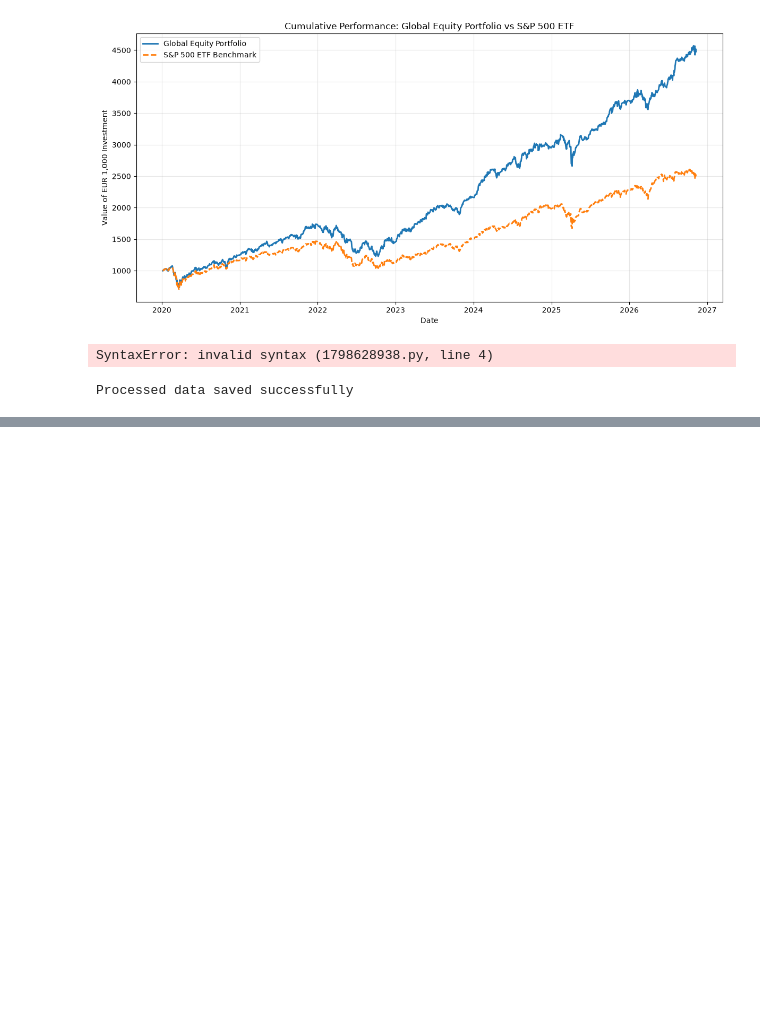
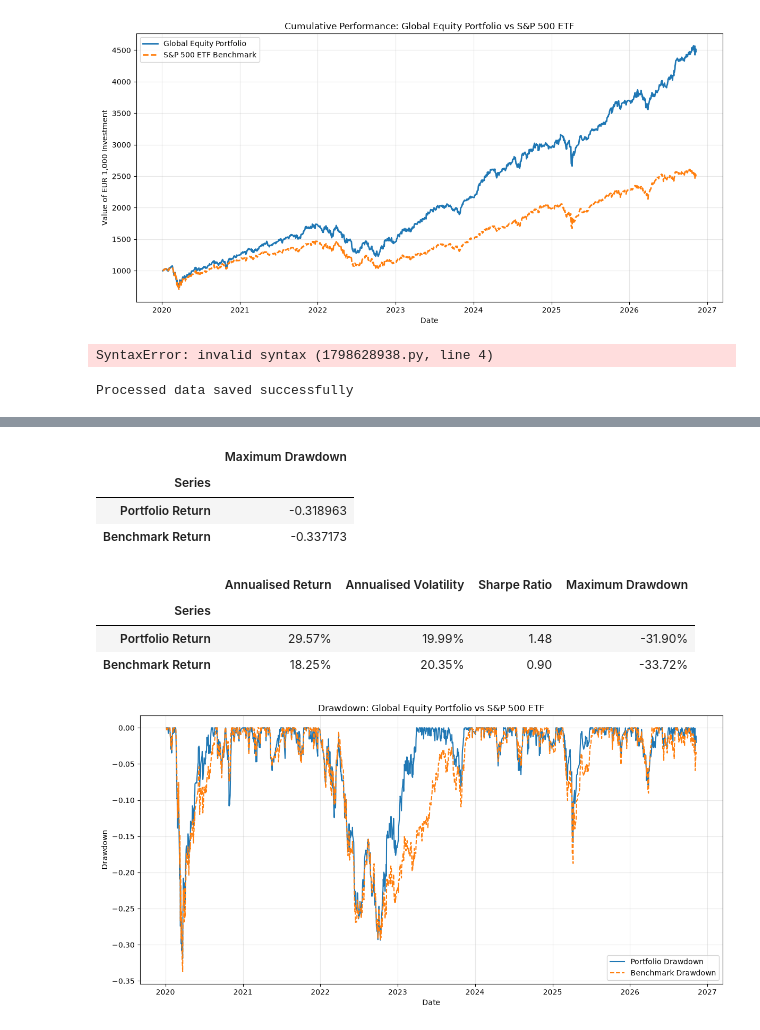
Before and after one commit to Anoyjit/equity-portfolio-intelligence, a Jupyter notebook: notebooks/02_download_market_data.ipynb, the cells around one changed output, grey strips where cells are left out. Cells and saved outputs as stored; diff of their text form; code cells hidden in the pictures; blank space fills up the shorter version.

Commit message:
Calculate annualised return, volatility, Sharpe ratio, and maximum drawdown

```diff
--- a/notebooks/02_download_market_data.ipynb
+++ b/notebooks/02_download_market_data.ipynb
@@ -362,0 +440,71 @@ Processed data saved successfully
+# %%
+#Calaculate cumulative growth index starting at 1
+cumulative_growth = (1 + performance_data).cumprod()
+
+#Calculate the running maximum
+running_max = cumulative_growth.cummax()
+
+#Calculate drawdown
+drawdown = (cumulative_growth - running_max) / running_max
+
+#Calculate maximum drawdown
+maximum_drawdown = drawdown.min()
+
+#Display results
+maximum_drawdown = maximum_drawdown.to_frame(name="Maximum Drawdown")
+maximum_drawdown.index.name = "Series"
+maximum_drawdown
+# %% [output]
+|  | Maximum Drawdown |
+| Series |  |
+| Portfolio Return | -0.318963 |
+| Benchmark Return | -0.337173 |
+# %%
+# Combine performance metrics
+performance_metrics = pd.concat(
+    [annualised_return, annualised_volatility, sharpe_ratio, maximum_drawdown],
+    axis=1
+)
+
+# Format percentages for readability
+performance_metrics_display = performance_metrics.copy()
+performance_metrics_display["Annualised Return"] = performance_metrics_display["Annualised Return"].map("{:.2%}".format)
+performance_metrics_display["Annualised Volatility"] = performance_metrics_display["Annualised Volatility"].map("{:.2%}".format)
+performance_metrics_display["Maximum Drawdown"] = performance_metrics_display["Maximum Drawdown"].map("{:.2%}".format)
+performance_metrics_display["Sharpe Ratio"] = performance_metrics_display["Sharpe Ratio"].round(2)
+
+performance_metrics_display
+# %% [output]
+|  | Annualised Return | Annualised Volatility | Sharpe Ratio | Maximum Drawdown |
+| Series |  |  |  |  |
+| Portfolio Return | 29.57% | 19.99% | 1.48 | -31.90% |
+| Benchmark Return | 18.25% | 20.35% | 0.90 | -33.72% |
+# %%
+# Plot drawdown over time
+plt.figure(figsize=(12, 6))
+
+plt.plot(
+    drawdown.index,
+    drawdown["Portfolio Return"],
+    label="Portfolio Drawdown",
+    linewidth=1.5
+)
+
+plt.plot(
+    drawdown.index,
+    drawdown["Benchmark Return"],
+    label="Benchmark Drawdown",
+    linewidth=1.5,
+    linestyle="--"
+)
+
+plt.title("Drawdown: Global Equity Portfolio vs S&P 500 ETF")
+plt.xlabel("Date")
+plt.ylabel("Drawdown")
+plt.legend()
+plt.grid(True, alpha=0.3)
+
+plt.tight_layout()
+plt.show()
+# %% [output]
+[figure, added]
```
Also changed, not shown: parts of 6 cells of this notebook, 2 other files.
